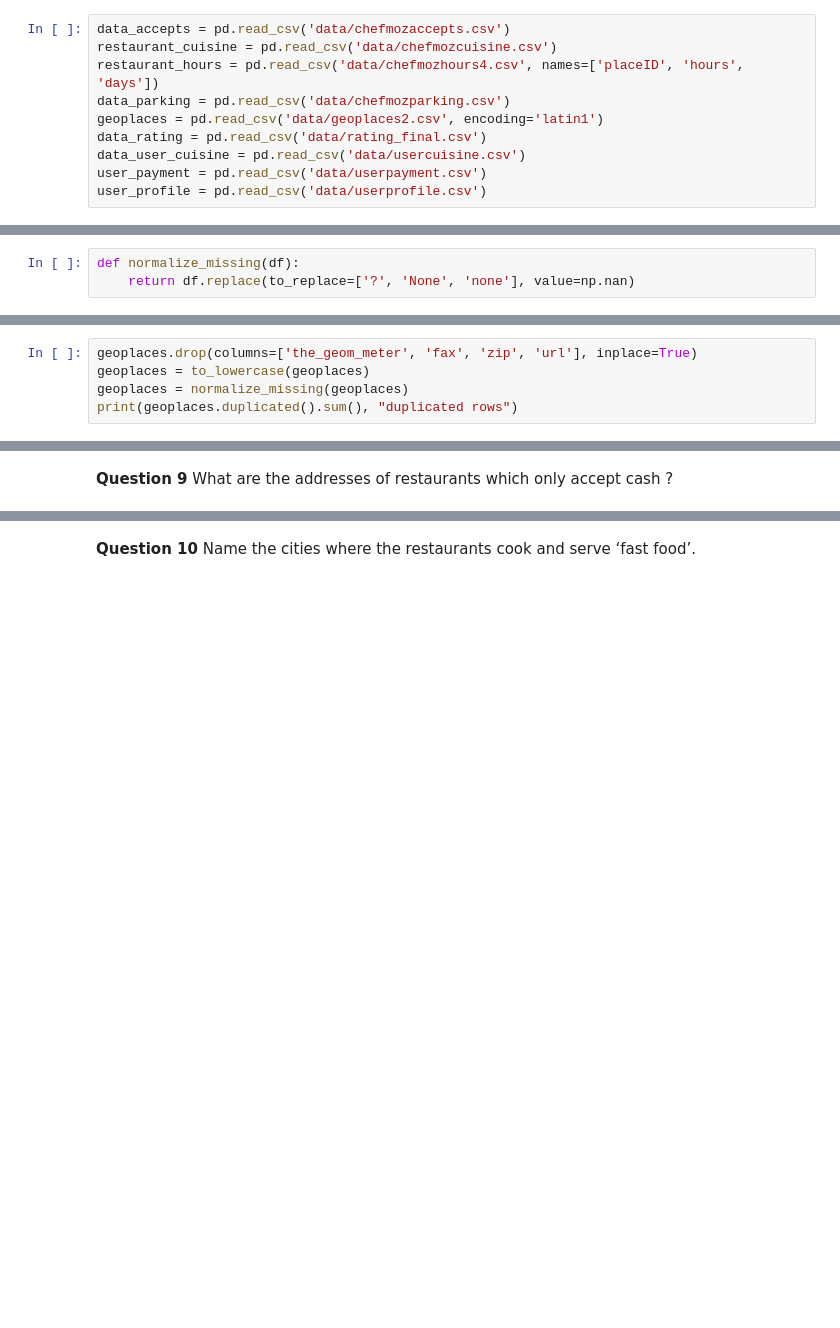
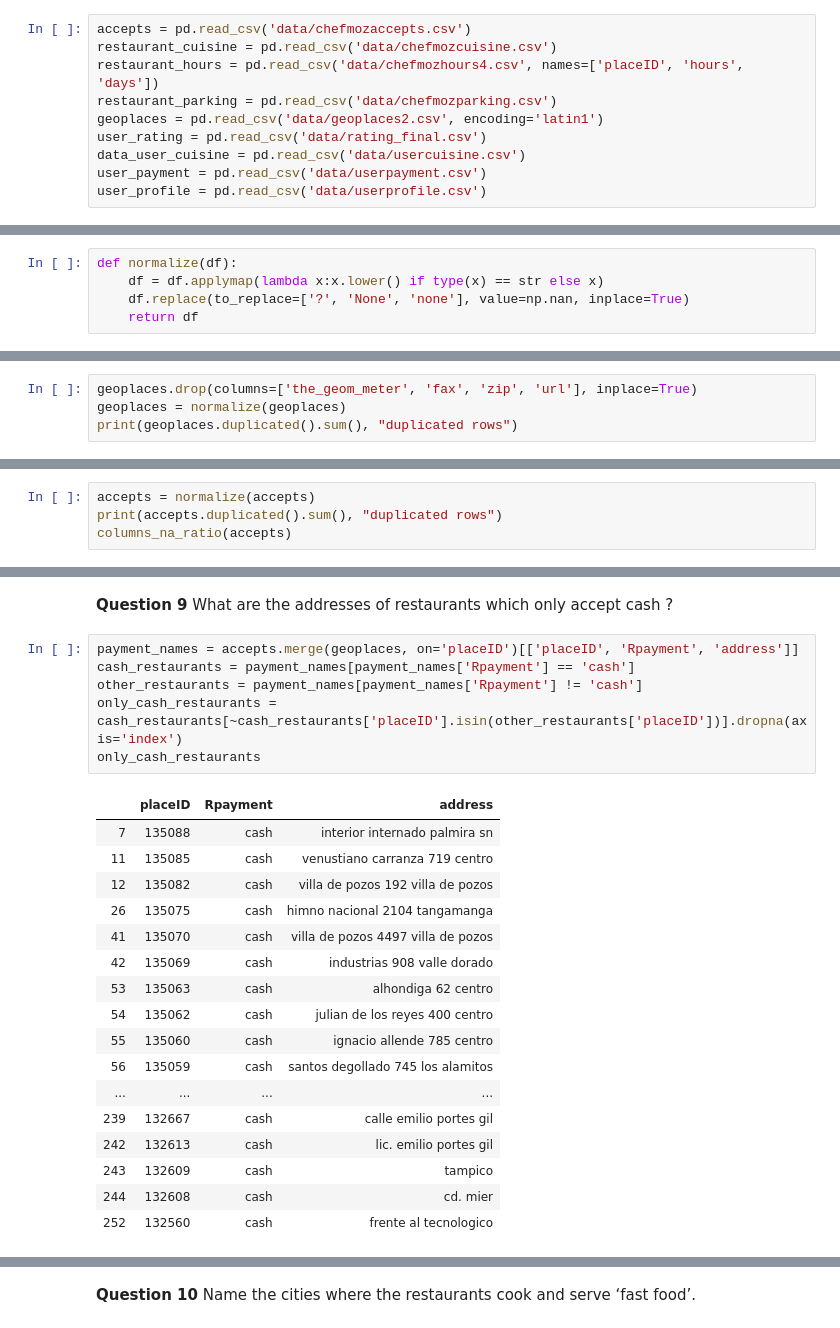
Before and after one commit to teobouvard/study, a Jupyter notebook: 4-UiS/data-science/assignment2/assignment.ipynb, the cells around one changed output, grey strips where cells are left out. Cells and saved outputs as stored; diff of their text form; blank space fills up the shorter version.

```diff
--- a/4-UiS/data-science/assignment2/assignment.ipynb
+++ b/4-UiS/data-science/assignment2/assignment.ipynb
@@ -8,12 +8,12 @@ import pandas as pd
 import numpy as np
 pd.set_option('display.max_rows', 10000)
 # %%
-data_accepts = pd.read_csv('data/chefmozaccepts.csv')
+accepts = pd.read_csv('data/chefmozaccepts.csv')
 restaurant_cuisine = pd.read_csv('data/chefmozcuisine.csv')
 restaurant_hours = pd.read_csv('data/chefmozhours4.csv', names=['placeID', 'hours', 'days'])
-data_parking = pd.read_csv('data/chefmozparking.csv')
+restaurant_parking = pd.read_csv('data/chefmozparking.csv')
 geoplaces = pd.read_csv('data/geoplaces2.csv', encoding='latin1')
-data_rating = pd.read_csv('data/rating_final.csv')
+user_rating = pd.read_csv('data/rating_final.csv')
 data_user_cuisine = pd.read_csv('data/usercuisine.csv')
 user_payment = pd.read_csv('data/userpayment.csv')
 user_profile = pd.read_csv('data/userprofile.csv')
@@ -23,8 +23,10 @@ user_profile = pd.read_csv('data/userprofile.csv')
 # %% [markdown]
 In this section, I will be using the methods below. The fisrt one replaces missing values by Numpy's NaN. The second one computes the ratio of missing values for every column of a DataFrame. The third one replaces all the strings by their lowercase representation, so as to group related names.
 # %%
-def normalize_missing(df):
-    return df.replace(to_replace=['?', 'None', 'none'], value=np.nan)
+def normalize(df):
+    df = df.applymap(lambda x:x.lower() if type(x) == str else x)
+    df.replace(to_replace=['?', 'None', 'none'], value=np.nan, inplace=True)
+    return df
 # %%
 def columns_na_ratio(df):
     return (df.isna().sum() / len(df.index)).round(3)
@@ -41,8 +40,7 @@ def to_lowercase(df):
 First of all, let's clean the geographical dataset by dropping useless columns and checking if it contains any duplicate rows.
 # %%
 geoplaces.drop(columns=['the_geom_meter', 'fax', 'zip', 'url'], inplace=True)
-geoplaces = to_lowercase(geoplaces)
-geoplaces = normalize_missing(geoplaces)
+geoplaces = normalize(geoplaces)
 print(geoplaces.duplicated().sum(), "duplicated rows")
 # %% [output]
 0 duplicated rows
@@ -161,0 +189,4 @@ There are no duplicated rows and this DataFrame is already clean. It is importan
+# %%
+accepts = normalize(accepts)
+print(accepts.duplicated().sum(), "duplicated rows")
+columns_na_ratio(accepts)
@@ -283,2 +344,26 @@ Name: transport, dtype: int64
 # %% [markdown]
 **Question 9** What are the addresses of restaurants which only accept cash ?
+# %%
+payment_names = accepts.merge(geoplaces, on='placeID')[['placeID', 'Rpayment', 'address']]
+cash_restaurants = payment_names[payment_names['Rpayment'] == 'cash']
+other_restaurants = payment_names[payment_names['Rpayment'] != 'cash']
+only_cash_restaurants = cash_restaurants[~cash_restaurants['placeID'].isin(other_restaurants['placeID'])].dropna(axis='index')
+only_cash_restaurants
+# %% [output]
+|  | placeID | Rpayment | address |
+| 7 | 135088 | cash | interior internado palmira sn |
+| 11 | 135085 | cash | venustiano carranza 719 centro |
+| 12 | 135082 | cash | villa de pozos 192 villa de pozos |
+| 26 | 135075 | cash | himno nacional 2104 tangamanga |
+| 41 | 135070 | cash | villa de pozos 4497 villa de pozos |
+| 42 | 135069 | cash | industrias 908 valle dorado |
+| 53 | 135063 | cash | alhondiga 62 centro |
+| 54 | 135062 | cash | julian de los reyes 400 centro |
+| 55 | 135060 | cash | ignacio allende 785 centro |
+| 56 | 135059 | cash | santos degollado 745 los alamitos |
+| ... | ... | ... | ... |
+| 239 | 132667 | cash | calle emilio portes gil |
+| 242 | 132613 | cash | lic. emilio portes gil |
+| 243 | 132609 | cash | tampico |
+| 244 | 132608 | cash | cd. mier |
+| 252 | 132560 | cash | frente al tecnologico |
```
Also changed, not shown: parts of 31 cells of this notebook.
